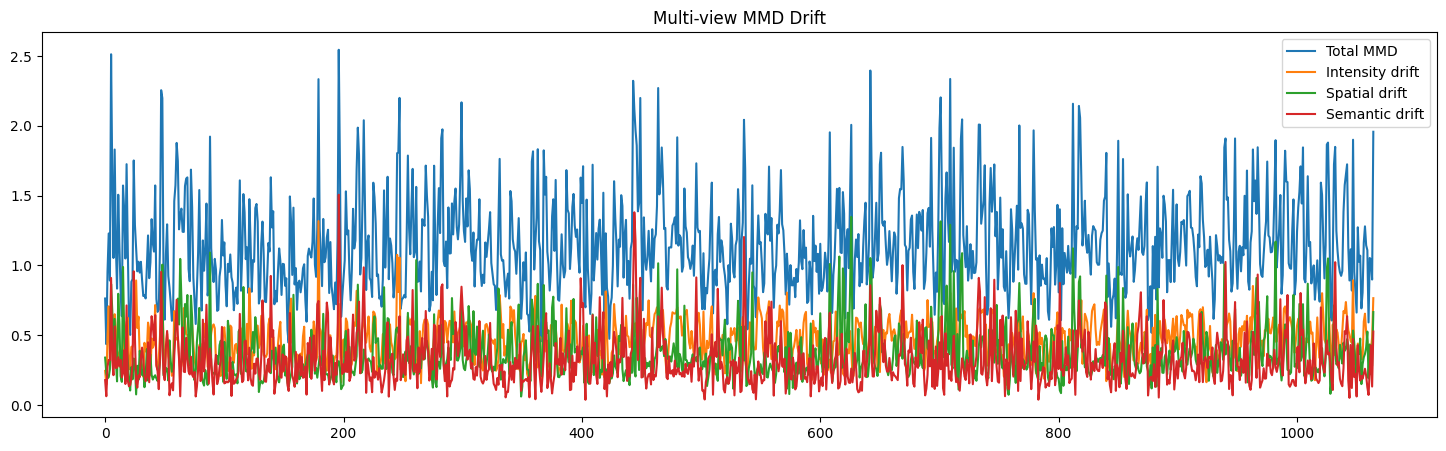
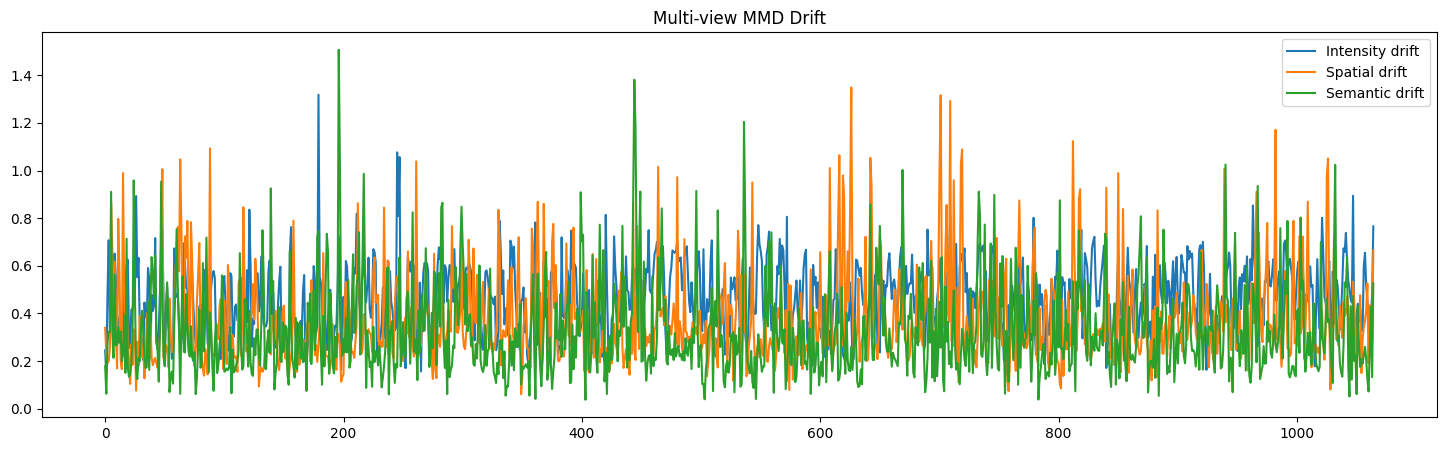
Code edit (unified diff) that turned the first committed figure into the second:
--- before
+++ after
@@ -1,5 +1,4 @@
 results = drift_multiview(X)
 
-total = [r["total"] for r in results]
 A = [r["intensity"] for r in results]
 B = [r["spatial"] for r in results]
@@ -7,5 +6,4 @@
 
 plt.figure(figsize=(18, 5))
-plt.plot(total, label="Total MMD")
 plt.plot(A, label="Intensity drift")
 plt.plot(B, label="Spatial drift")

Commit: Update notebook.ipynb